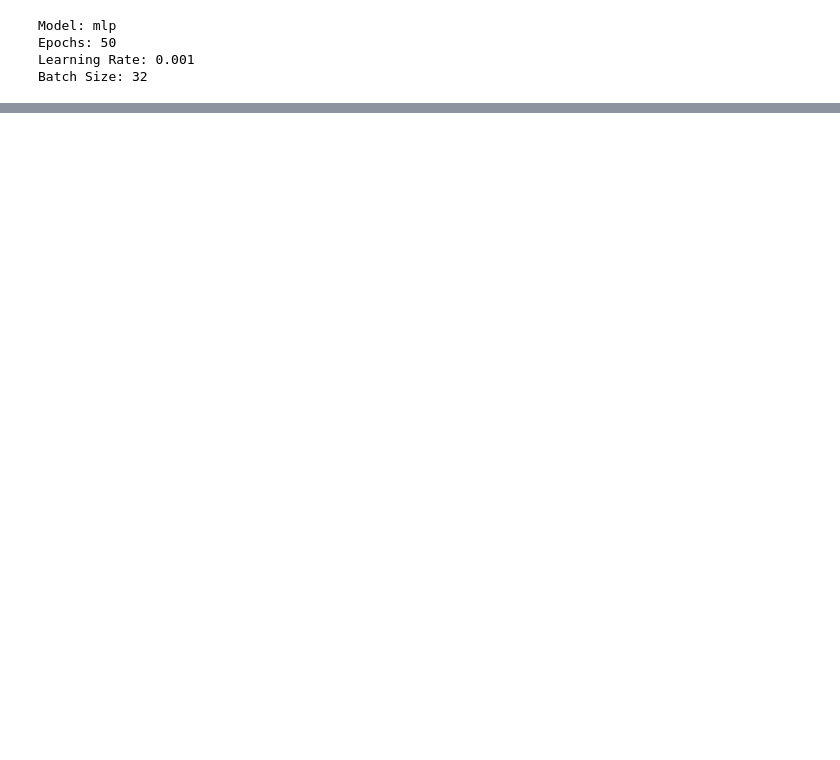
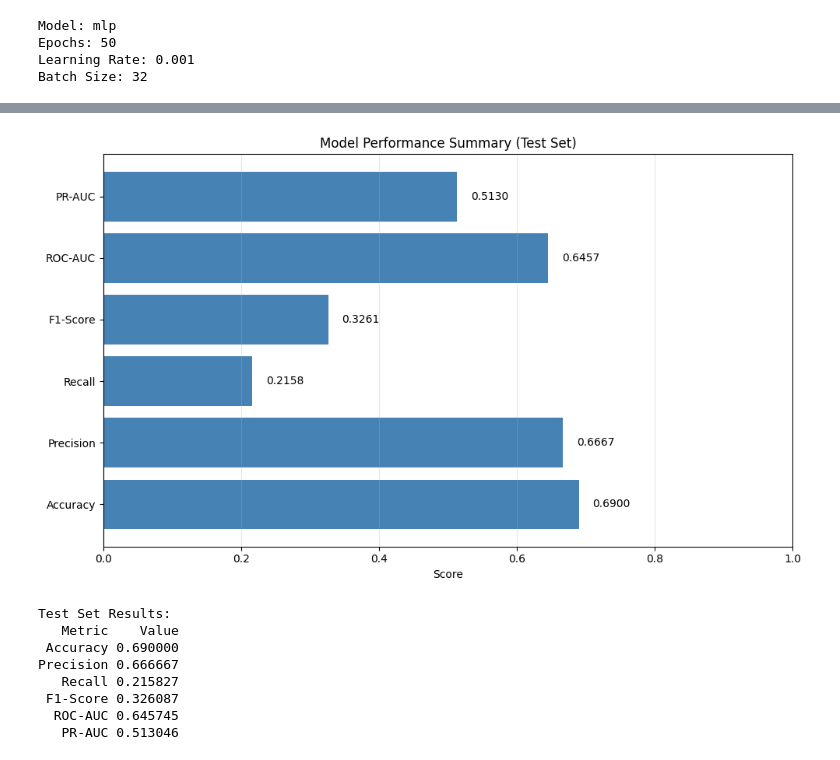
Before and after one commit to Surya-Hariharan/AI-Based-approach-for-prioritization-of-genetic-mutations, a Jupyter notebook: notebooks/Model_Training.ipynb, the cells around one changed output, grey strips where cells are left out. Drawn from its saved outputs; the diff is of its cells as text; code cells hidden in the pictures; blank space fills up the shorter version.

```diff
--- a/notebooks/Model_Training.ipynb
+++ b/notebooks/Model_Training.ipynb
@@ -256,27 +234,40 @@ print(classification_report(all_labels, all_preds,
 # %%
+test_metrics = calculate_metrics(all_labels, all_probs)
+
 results_df = pd.DataFrame({
-    'Metric': ['Test Accuracy', 'ROC-AUC', 'PR-AUC', 'Sensitivity', 'Specificity'],
+    'Metric': ['Accuracy', 'Precision', 'Recall', 'F1-Score', 'ROC-AUC', 'PR-AUC'],
     'Value': [
-        test_acc,
+        test_metrics['accuracy'],
+        test_metrics['precision'],
+        test_metrics['recall'],
+        test_metrics['f1'],
         roc_auc,
-        pr_auc,
-        tp/(tp+fn),
-        tn/(tn+fp)
+        pr_auc
     ]
 })
 
 plt.figure(figsize=(10, 6))
 bars = plt.barh(results_df['Metric'], results_df['Value'], color='steelblue')
 plt.xlabel('Score')
-plt.title('Model Performance Summary')
+plt.title('Model Performance Summary (Test Set)')
 plt.xlim(0, 1)
 plt.grid(True, alpha=0.3, axis='x')
 
 for i, (metric, value) in enumerate(zip(results_df['Metric'], results_df['Value'])):
     plt.text(value + 0.02, i, f'{value:.4f}', va='center')
 
 plt.tight_layout()
 plt.show()
 
-print("\nFinal Results:")
+print("\nTest Set Results:")
 print(results_df.to_string(index=False))
+# %% [output]
+[figure, added]
+Test Set Results:
+   Metric    Value
+ Accuracy 0.690000
+Precision 0.666667
+   Recall 0.215827
+ F1-Score 0.326087
+  ROC-AUC 0.645745
+   PR-AUC 0.513046
```
Also changed, not shown: parts of 14 cells of this notebook, 35 other files.
